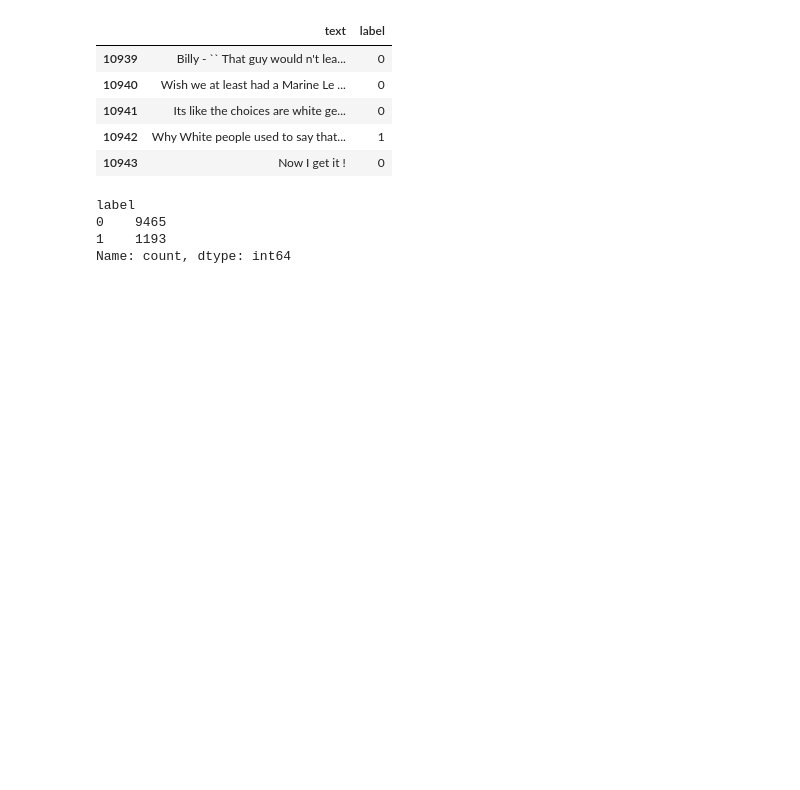
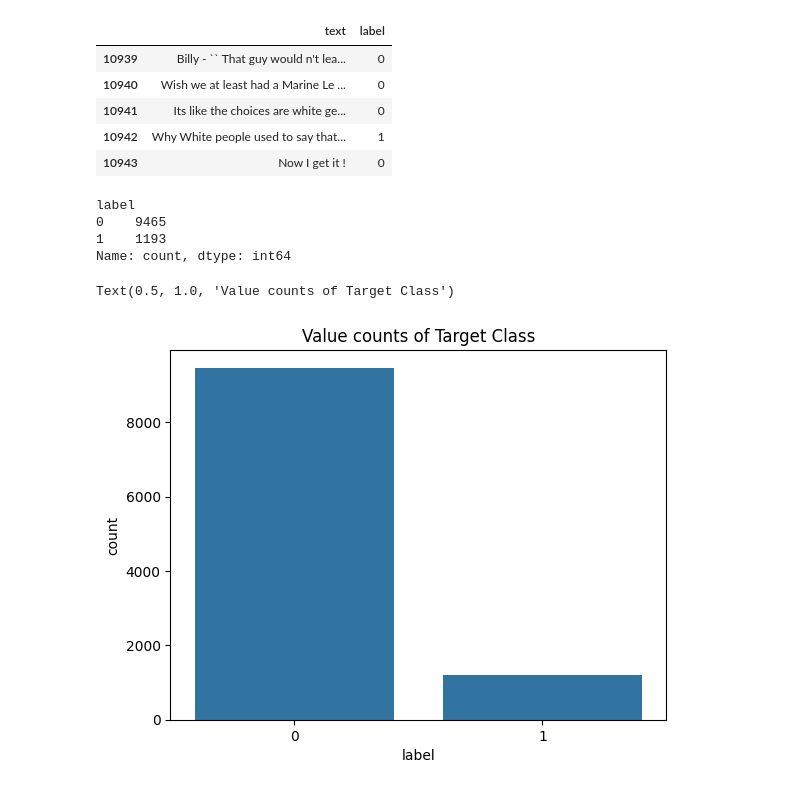
Before and after one commit to santosh3110/Hate-Speech-Classification, a Jupyter notebook: research/experiment.ipynb, the cells around one changed output. Drawn from its saved outputs; the diff is of its cells as text; code cells hidden in the pictures; blank space fills up the shorter version.

```diff
--- a/research/experiment.ipynb
+++ b/research/experiment.ipynb
@@ -53,3 +62,9 @@ label
 0    9465
 1    1193
 Name: count, dtype: int64
+# %%
+sns.barplot(df['label'].value_counts())
+plt.title("Value counts of Target Class")
+# %% [output]
+Text(0.5, 1.0, 'Value counts of Target Class')
+[figure, added]
```
Also changed, not shown: parts of 20 cells of this notebook, 39 other files.
